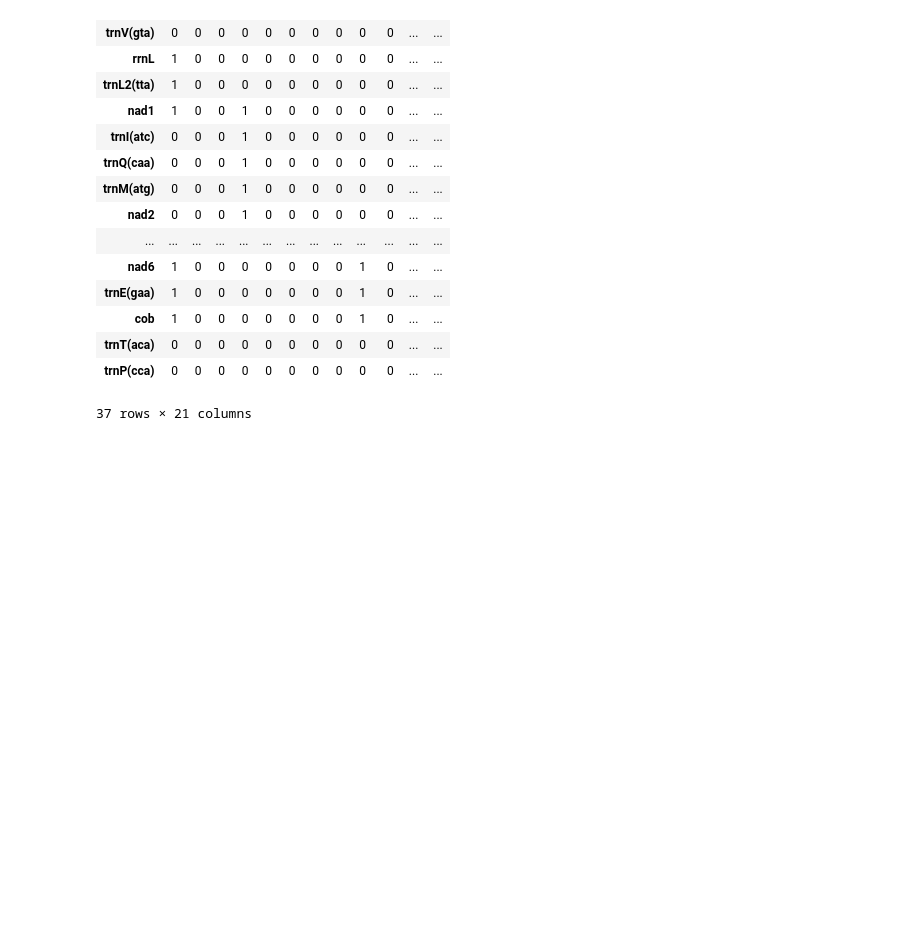
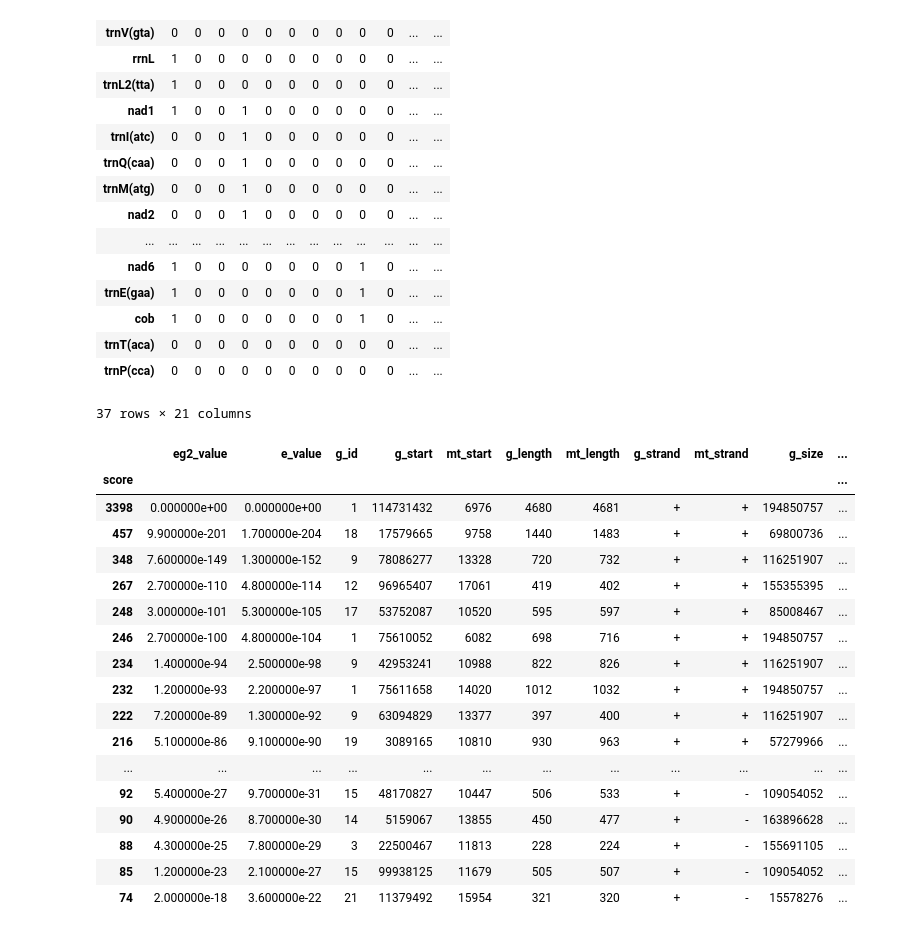
Before and after one commit to balintbiro/Oryctolagus_cuniculus_numts, a Jupyter notebook: codes/trials/data_prep_for_chord.ipynb, the cells around one changed output. Drawn from its saved outputs; the diff is of its cells as text; code cells hidden in the pictures; blank space fills up the shorter version.

```diff
--- a/codes/trials/data_prep_for_chord.ipynb
+++ b/codes/trials/data_prep_for_chord.ipynb
@@ -215,3 +215,24 @@ interactions_df
 37 rows × 21 columns
 # %%
 interactions_df.to_csv(home_dir+'numts_chrs_interactions.csv')
+# %%
+chr_numts
+# %% [output]
+|  | eg2_value | e_value | g_id | g_start | mt_start | g_length | mt_length | g_strand | mt_strand | g_size | ... |
+| score |  |  |  |  |  |  |  |  |  |  | ... |
+| 3398 | 0.000000e+00 | 0.000000e+00 | 1 | 114731432 | 6976 | 4680 | 4681 | + | + | 194850757 | ... |
+| 457 | 9.900000e-201 | 1.700000e-204 | 18 | 17579665 | 9758 | 1440 | 1483 | + | + | 69800736 | ... |
+| 348 | 7.600000e-149 | 1.300000e-152 | 9 | 78086277 | 13328 | 720 | 732 | + | + | 116251907 | ... |
+| 267 | 2.700000e-110 | 4.800000e-114 | 12 | 96965407 | 17061 | 419 | 402 | + | + | 155355395 | ... |
+| 248 | 3.000000e-101 | 5.300000e-105 | 17 | 53752087 | 10520 | 595 | 597 | + | + | 85008467 | ... |
+| 246 | 2.700000e-100 | 4.800000e-104 | 1 | 75610052 | 6082 | 698 | 716 | + | + | 194850757 | ... |
+| 234 | 1.400000e-94 | 2.500000e-98 | 9 | 42953241 | 10988 | 822 | 826 | + | + | 116251907 | ... |
+| 232 | 1.200000e-93 | 2.200000e-97 | 1 | 75611658 | 14020 | 1012 | 1032 | + | + | 194850757 | ... |
+| 222 | 7.200000e-89 | 1.300000e-92 | 9 | 63094829 | 13377 | 397 | 400 | + | + | 116251907 | ... |
+| 216 | 5.100000e-86 | 9.100000e-90 | 19 | 3089165 | 10810 | 930 | 963 | + | + | 57279966 | ... |
+| ... | ... | ... | ... | ... | ... | ... | ... | ... | ... | ... | ... |
+| 92 | 5.400000e-27 | 9.700000e-31 | 15 | 48170827 | 10447 | 506 | 533 | + | - | 109054052 | ... |
+| 90 | 4.900000e-26 | 8.700000e-30 | 14 | 5159067 | 13855 | 450 | 477 | + | - | 163896628 | ... |
+| 88 | 4.300000e-25 | 7.800000e-29 | 3 | 22500467 | 11813 | 228 | 224 | + | - | 155691105 | ... |
+| 85 | 1.200000e-23 | 2.100000e-27 | 15 | 99938125 | 11679 | 505 | 507 | + | - | 109054052 | ... |
+| 74 | 2.000000e-18 | 3.600000e-22 | 21 | 11379492 | 15954 | 321 | 320 | + | - | 15578276 | ... |
```
Also changed, not shown: 2 other files.
